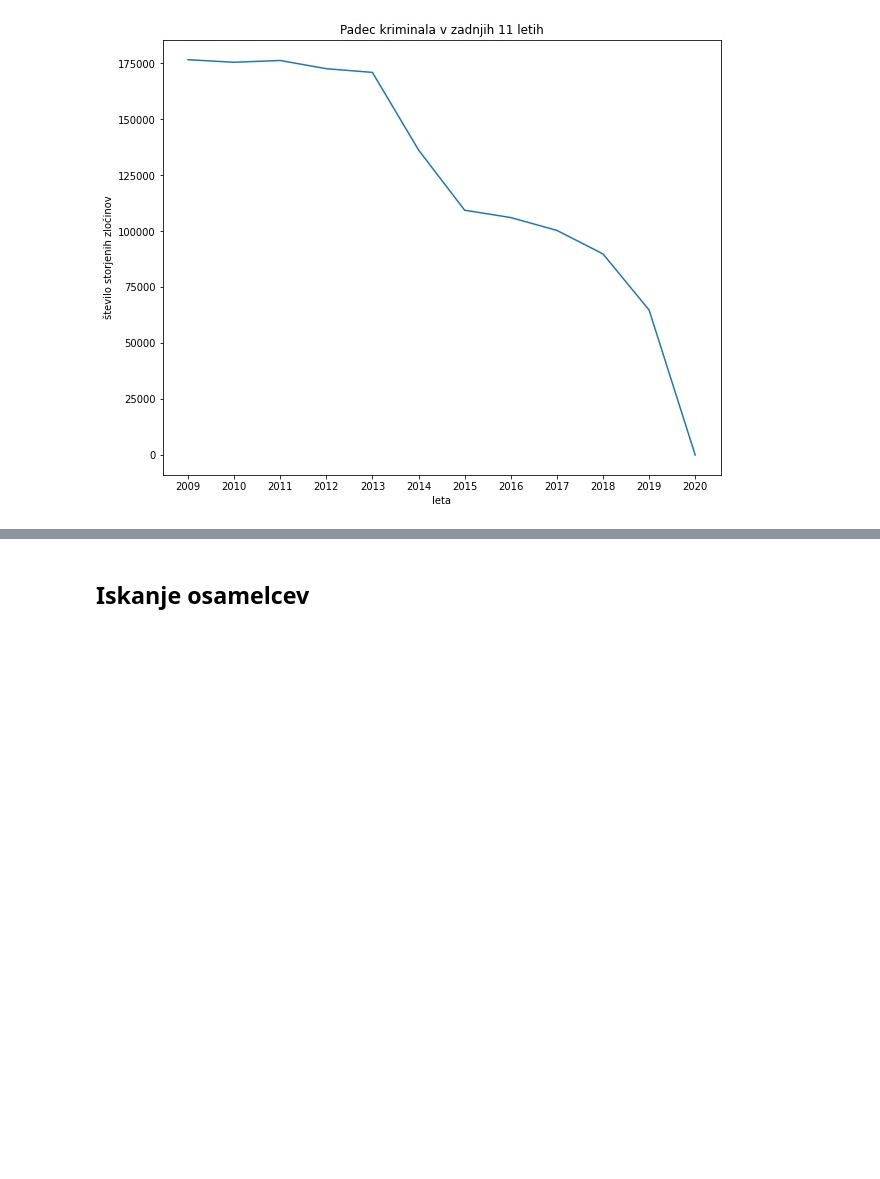
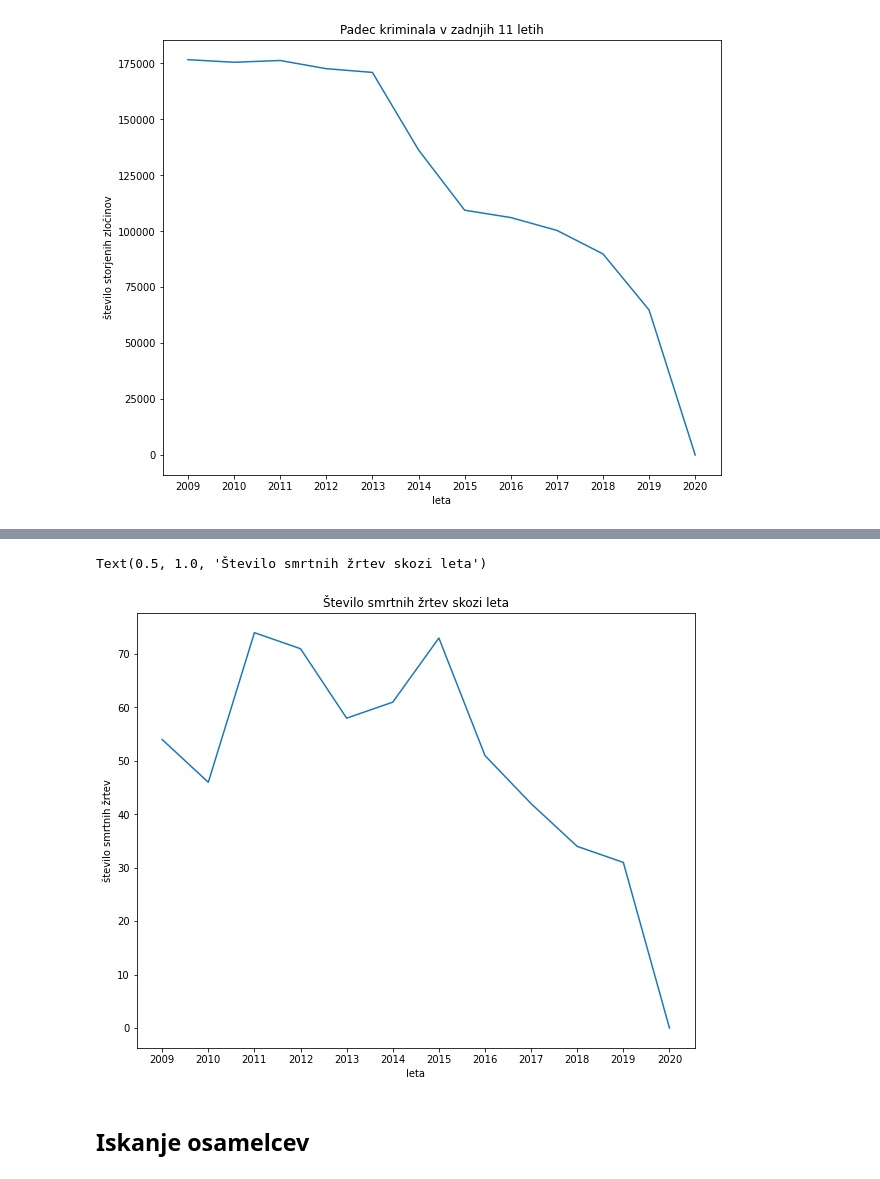
Before and after one commit to ncirar/PR21NCMSTK, a Jupyter notebook: code.ipynb, the cells around one changed output, grey strips where cells are left out. Saved outputs shown, nothing was run; the diff lists cells and outputs as text; code cells hidden in the pictures; blank space fills up the shorter version.

Commit message:
Dodala število smrtnih primerov na leto

```diff
--- a/code.ipynb
+++ b/code.ipynb
@@ -437,0 +440,20 @@ Text(0.5, 1.0, 'Padec kriminala v zadnjih 11 letih')
+# %%
+letaSmrt = dict()
+
+for row in df2:
+    letoMesec = row[1]
+    leto = letoMesec[3:]
+    letaSmrt[leto] = 0
+
+for row in df2:
+    letoMesec = row[1]
+    leto = letoMesec[3:]
+    poskodba = row[28]
+    if (poskodba == 'SMRTNA POŠKODBA'):
+        letaSmrt[leto] += 1
+
+letaSmrt = collections.OrderedDict(sorted(letaSmrt.items()))
+
+print("Število smrtnih žrtev v določenem letu:")
+for leto in letaSmrt:
+    print("%s" %(leto),":", "%2d" %(letaSmrt[leto]))
@@ -438,3 +478,12 @@ Text(0.5, 1.0, 'Padec kriminala v zadnjih 11 letih')
+# %%
+plt.figure(figsize=(10,8))
+plt.plot(list(letaSmrt.keys())[44:], list(letaSmrt.values())[44:])
+plt.xlabel('leta')
+plt.ylabel('število smrtnih žrtev');
+plt.title('Število smrtnih žrtev skozi leta')
+# %% [output]
+Text(0.5, 1.0, 'Število smrtnih žrtev skozi leta')
+[figure, added]
 # %% [markdown]
 ## Iskanje osamelcev
 # %% [markdown]
```
Also changed, not shown: parts of 2 cells of this notebook, 1 other file.
